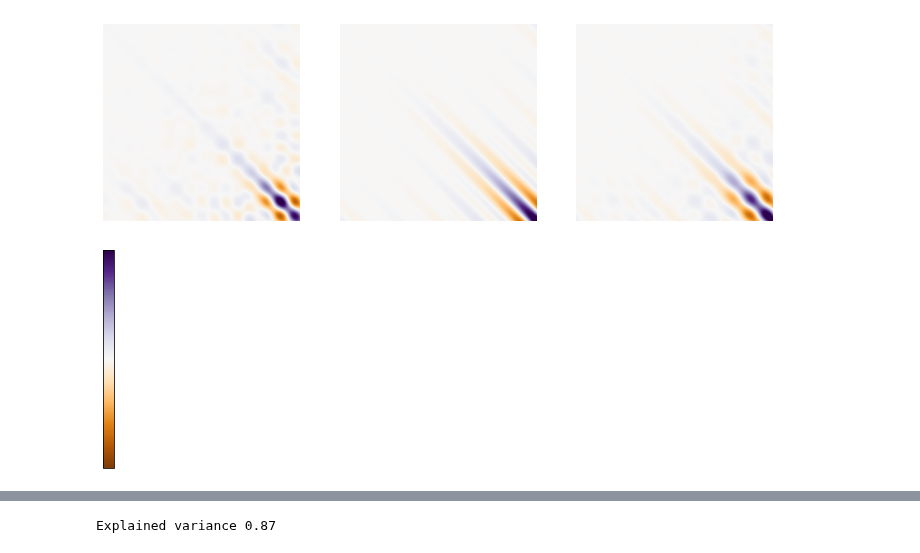
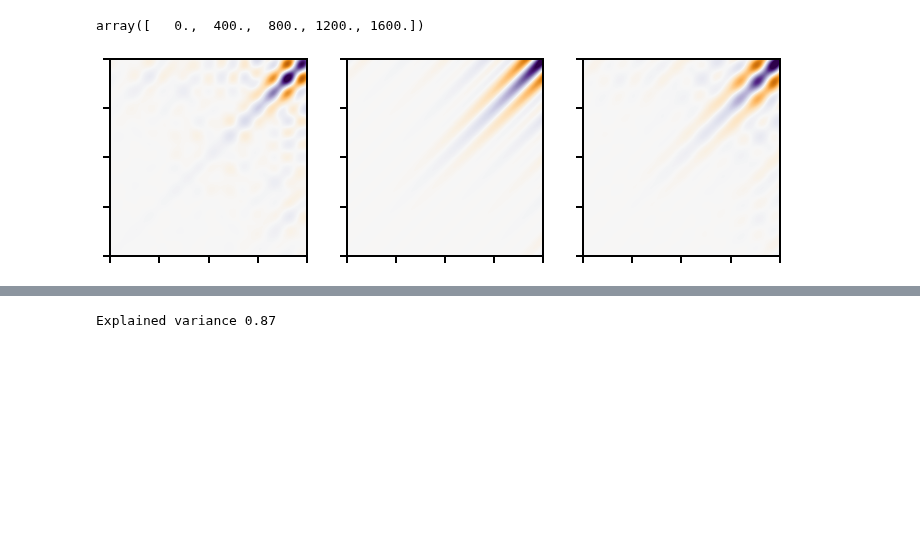
Before and after one commit to BruntonUWBio/structured-random-features, a Jupyter notebook: notebooks/reports/10.2-bp-paper-fig-sensilla-covariance.ipynb, the cells around one changed output, grey strips where cells are left out. Saved outputs shown, nothing was run; the diff lists cells and outputs as text; code cells hidden in the pictures; blank space fills up the shorter version.

```diff
--- a/notebooks/reports/10.2-bp-paper-fig-sensilla-covariance.ipynb
+++ b/notebooks/reports/10.2-bp-paper-fig-sensilla-covariance.ipynb
@@ -5,6 +6,17 @@ from os import getcwd
 import matplotlib.pyplot as plt
 import numpy as np
 import pickle
+# %%
+## set the matplotlib params
+mpl.rcParams['xtick.major.size'] = 14
+mpl.rcParams['ytick.major.size'] = 14
+mpl.rcParams['xtick.major.width'] = 2
+mpl.rcParams['ytick.major.width'] = 2
+mpl.rcParams['xtick.direction'] = 'inout'
+mpl.rcParams['ytick.direction'] = 'inout'
+mpl.rcParams['axes.linewidth'] = 2
+mpl.rcParams['axes.spines.right'] = False
+mpl.rcParams['axes.spines.top'] = False
 # %%
 data_dir = abspath(join(getcwd(), '../../'))
 # %%
@@ -14,37 +26,38 @@ with open(data_dir + '/models/results/covariance_analysis/sensilla_covariance.pi
 cov_mat = results['covariance']
 evecs = results['evecs']
 evals = results['evals']
+# %%
+np.linspace(0, 1600, 5)
+# %% [output]
+array([   0.,  400.,  800., 1200., 1600.])
 # %%
 # plot the covariance matrices
+keys = ['data', 'model', 'finite']
 fig = plt.figure(figsize=(12, 4))
-ax = fig.add_subplot(1, 3, 1)
-plt.imshow(cov_mat['data'], cmap='PuOr') # PiYG_r
-plt.clim(-5, 5)
-plt.axis('off')
-
-ax = fig.add_subplot(1, 3, 2)
-plt.imshow(cov_mat['model'], cmap='PuOr')
-plt.clim(-5, 5)
-plt.axis('off')
-
-ax = fig.add_subplot(1, 3, 3)
-plot = plt.imshow(cov_mat['finite'], cmap='PuOr')
-plt.clim(-5, 5)
-plt.axis('off')
+for i, key in enumerate(cov_mat.keys()):
+    ax = fig.add_subplot(1, 3, i+1)
+    plt.imshow(np.flip(cov_mat[key], axis=0), cmap='PuOr')
+    plt.clim(-5, 5)
+    plt.xticks([0, 400, 800, 1200, 1600])
+    plt.yticks([0, 400, 800, 1200, 1600])
+    ax.spines['right'].set_visible(True)
+    ax.spines['top'].set_visible(True)
+    ax.set_xticklabels([])
+    ax.set_yticklabels([])
+    ax.tick_params(axis = 'both', which = 'major', direction='out',length=7)
 plt.savefig(data_dir + '/reports/figures/paper_figs/figure_3/covmat_sensilla.pdf',
             dpi=300, transparent=True,
-           bbox_inches = 'tight', pad_inches = 0)
+           bbox_inches = 'tight', pad_inches = 0.02)
 
 # save the colorbar separately
-fig, ax = plt.subplots(figsize=(8, 4))
-cbar = plt.colorbar(plot, ax=ax)
-cbar.set_ticks([])
-ax.remove()
+# fig, ax = plt.subplots(figsize=(8, 4))
+# cbar = plt.colorbar(plot, ax=ax)
+# cbar.set_ticks([])
+# ax.remove()
 # plt.savefig(data_dir + '/reports/figures/paper_figs/figure_3/covmat_colorbar.pdf',
 #             dpi=300, transparent=True,
 #            bbox_inches = 'tight', pad_inches = 0)
 # %% [output]
-[figure, old version]
+[figure, new version]
-[figure, removed]
 # %%
 # plot the eigenvalues
```
Also changed, not shown: parts of 2 cells of this notebook, 15 other files.
